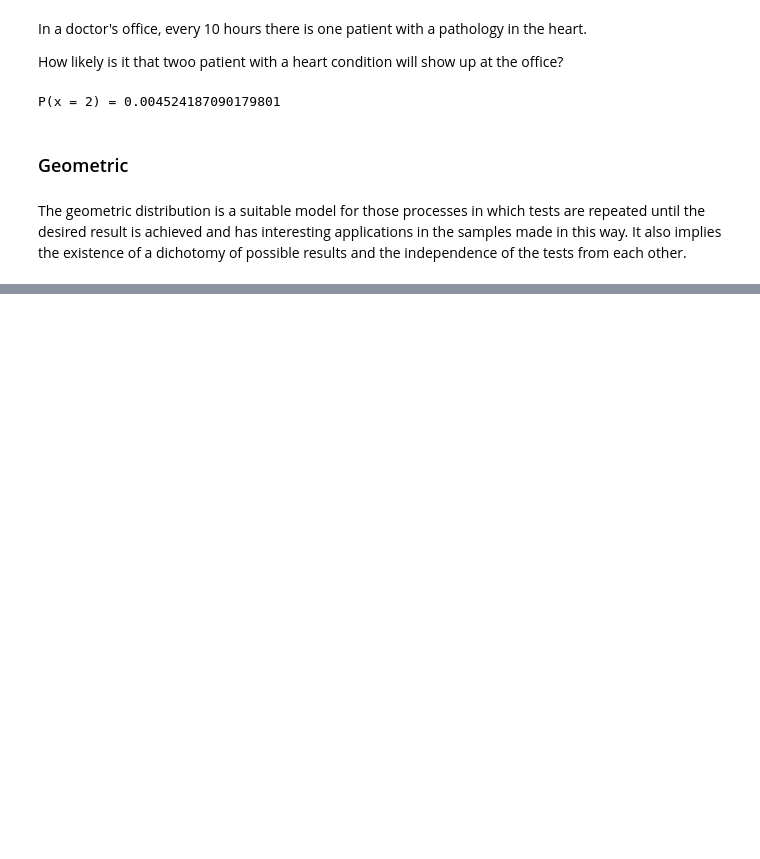
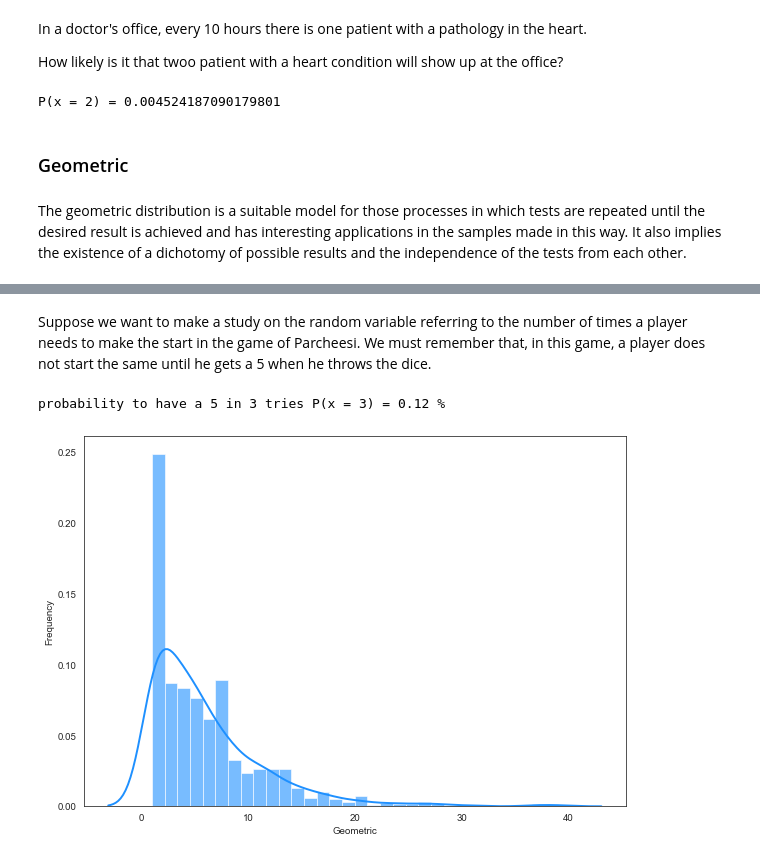
Before and after one commit to caroperez/Statistical_studies, a Jupyter notebook: Probability theory.ipynb, the cells around one changed output, grey strips where cells are left out. Saved outputs shown, nothing was run; the diff lists cells and outputs as text; code cells hidden in the pictures; blank space fills up the shorter version.

```diff
--- a/Probability theory.ipynb
+++ b/Probability theory.ipynb
@@ -333,0 +332,27 @@ Random number from geometric distribution: 11
+# %% [markdown]
+Suppose we want to make a study on the random variable referring to the number of times a player needs to make the start in the game of Parcheesi. We must remember that, in this game, a player does not start the same until he gets a 5 when he throws the dice.
+# %%
+# geometric probability is p = 1/6
+c = stats.geom(1/6)
+print('probability to have a 5 in 3 tries',
+      "P(x = 3) = {}".format(round(c.pmf(3), 2)), '%') # probability to have a 5 in 3 tries
+# %% [output]
+probability to have a 5 in 3 tries P(x = 3) = 0.12 %
+# %%
+%matplotlib inline
+
+# generate data from last distribution poisson
+x = stats.geom(3)
+df = c.rvs(1000)
+
+# plot
+sns.set_style("white")
+plt.figure(figsize= (10, 7), dpi= 70)
+kwargs = dict(hist_kws={'alpha': .6}, kde_kws={'linewidth': 2})
+ax = sns.distplot(df, color="dodgerblue", label="Compact", **kwargs)
+ax.set(xlabel='Geometric', ylabel='Frequency')
+
+# show plot
+plt.show()
+# %% [output]
+[figure, added]
```
Also changed, not shown: parts of 6 cells of this notebook.
